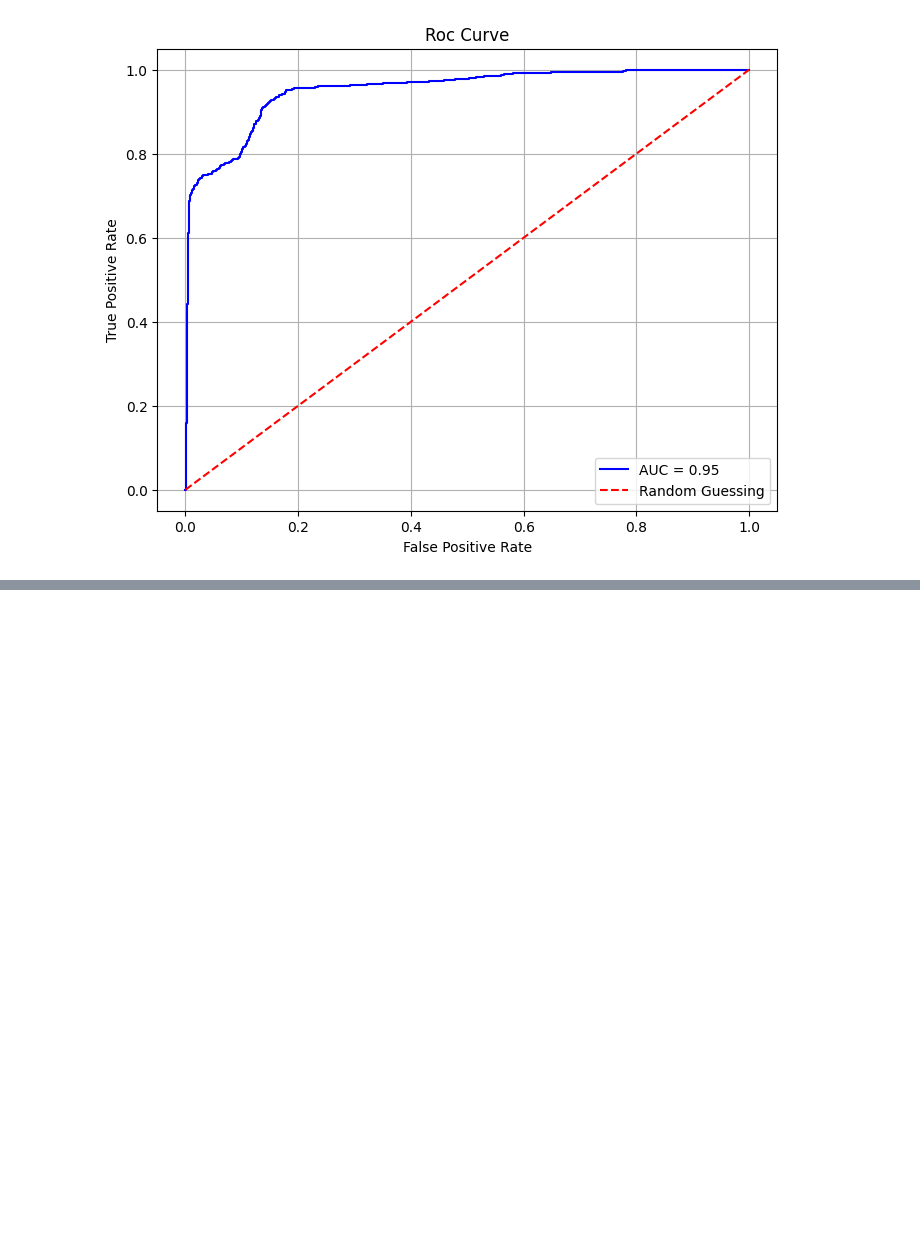
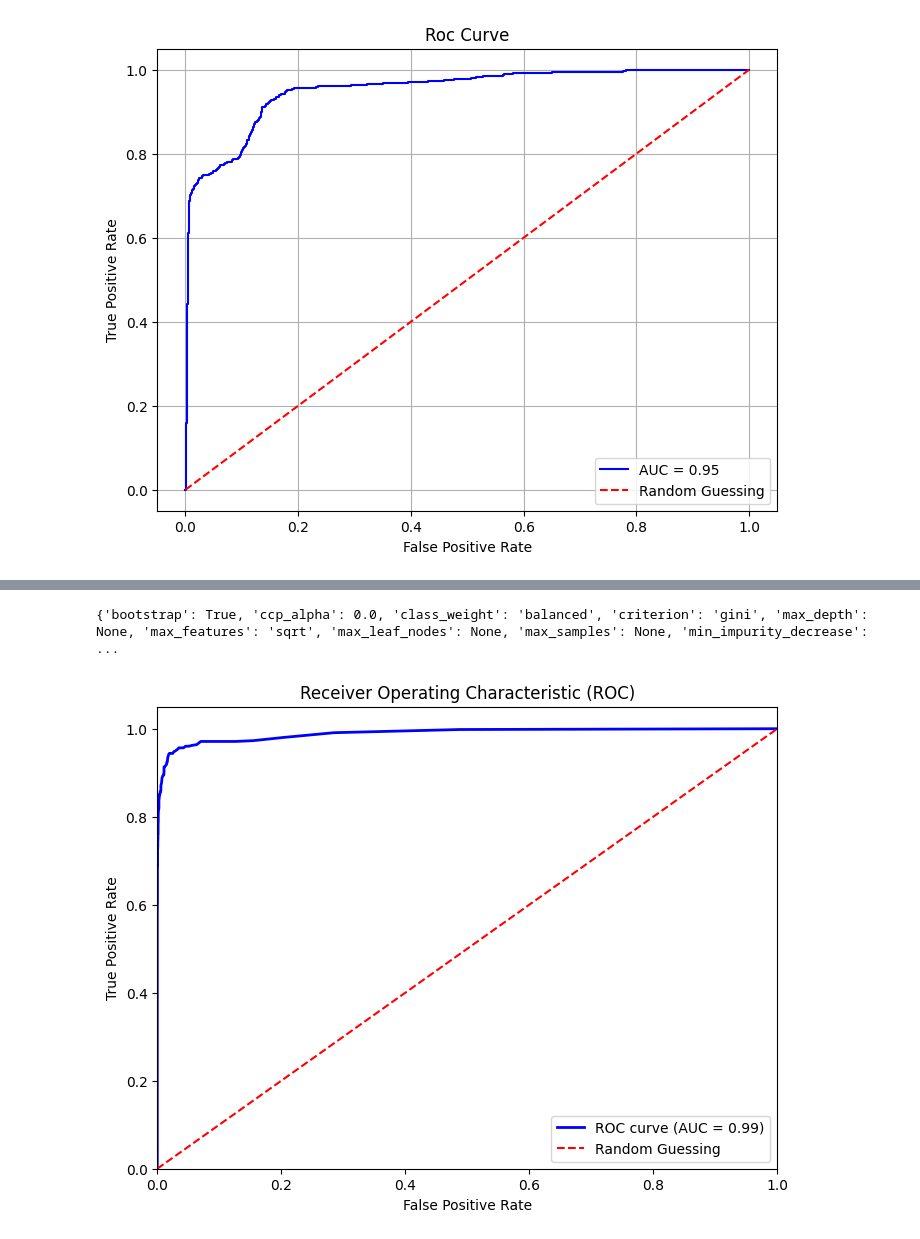
Before and after one commit to codyallen9202/fraud-detection, a Jupyter notebook: fraud-detection.ipynb, the cells around one changed output, grey strips where cells are left out. Cells and saved outputs as stored; diff of their text form; code cells hidden in the pictures; blank space fills up the shorter version.

```diff
--- a/fraud-detection.ipynb
+++ b/fraud-detection.ipynb
@@ -352,0 +362,24 @@ plt.show()
+# %%
+print(rf.get_params())
+# %% [output]
+{'bootstrap': True, 'ccp_alpha': 0.0, 'class_weight': 'balanced', 'criterion': 'gini', 'max_depth': None, 'max_features': 'sqrt', 'max_leaf_nodes': None, 'max_samples': None, 'min_impurity_decrease':  ...
+# %%
+import matplotlib.pyplot as plt
+from sklearn.metrics import roc_curve, auc, roc_auc_score
+fpr, tpr, thresholds = roc_curve(y_test, y_prob)
+
+roc_auc = auc(fpr, tpr)
+
+# Plot the ROC curve
+plt.figure(figsize=(8, 6))
+plt.plot(fpr, tpr, color='b', lw=2, label='ROC curve (AUC = %0.2f)' % roc_auc)
+plt.plot([0, 1], [0, 1], 'r--', label='Random Guessing')
+plt.xlim([0.0, 1.0])
+plt.ylim([0.0, 1.05])
+plt.xlabel('False Positive Rate')
+plt.ylabel('True Positive Rate')
+plt.title('Receiver Operating Characteristic (ROC)')
+plt.legend(loc="lower right")
+plt.show()
+# %% [output]
+[figure, added]
```
Also changed, not shown: parts of 11 cells of this notebook.
